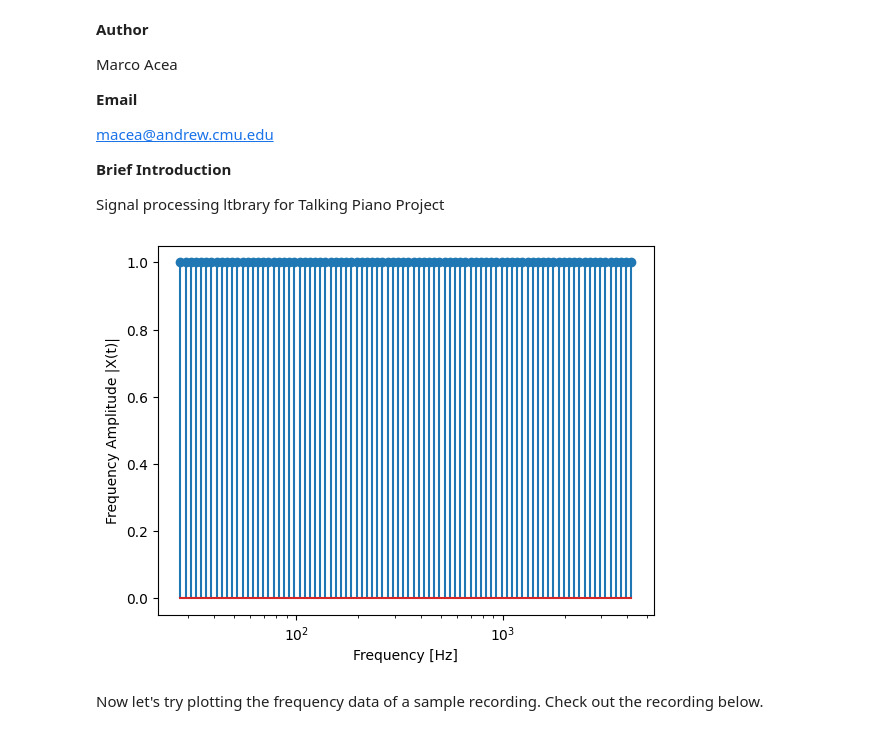
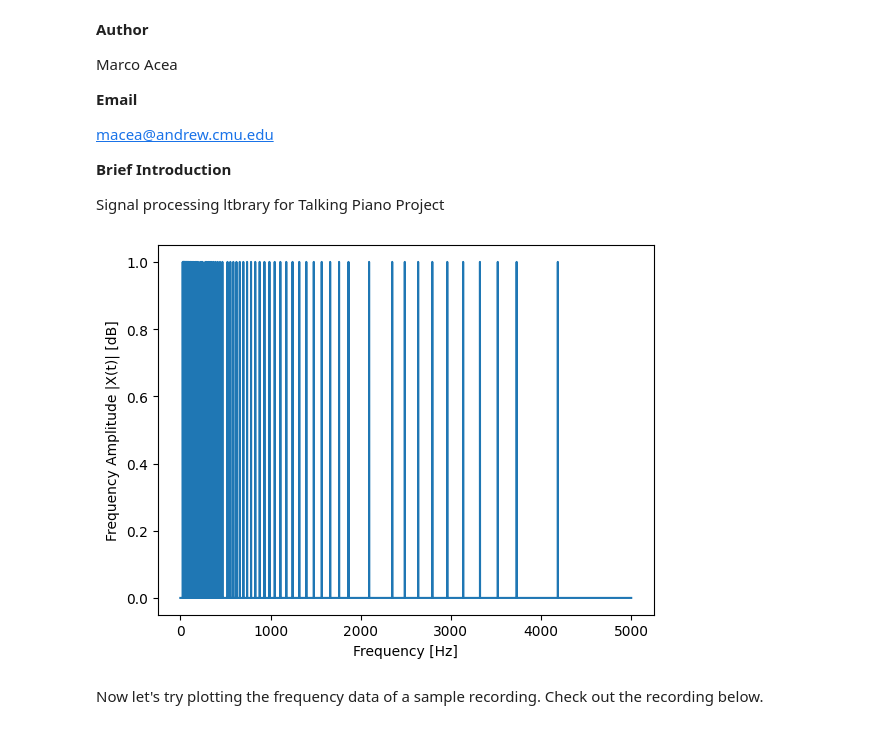
Before and after one commit to ECE-Capstone-2022/signal-processing, a Jupyter notebook: main.ipynb, the cells around one changed output. Cells and saved outputs as stored; diff of their text form; code cells hidden in the pictures.

```diff
--- a/main.ipynb
+++ b/main.ipynb
@@ -21,29 +22,48 @@ from scipy.io import wavfile
 from IPython import display
 # %%
 PIANO_KEY_FREQUENCIES = []
+PIANO_FILTERS = []
 if 'key_frequencies.txt' not in os.listdir():
   with open('key_frequencies.txt', 'w') as f:
     for n in range(1,89):
       freq = (2**((n-49)/12))*440
       if (n != 88):
         text = "{:.3f}\n".format(freq)
       else:
         text = "{:.3f}".format(freq)
       if text != '': f.write(text)
     f.close()
 
 with open('key_frequencies.txt', 'r') as f:
     for n in f.read().split('\n'):
       PIANO_KEY_FREQUENCIES.append(float(n))
 
     fig, ax = plt.subplots()
     ax.set_xlabel('Frequency [Hz]')
-    ax.set_ylabel('Frequency Amplitude |X(t)|') # TODO: Figure out what our units should be
-    ax.set_xscale('log')
-    ax.stem(PIANO_KEY_FREQUENCIES, np.ones(len(PIANO_KEY_FREQUENCIES)))
+    ax.set_ylabel('Frequency Amplitude |X(t)| [dB]')
+
+    X = np.arange(0, 5000, 0.001)
+    Y = np.zeros(len(X))
+
+    seen = set()
+    for k in PIANO_KEY_FREQUENCIES:
+      # TODO: There is a known issue where the top 10 frequencies are not being
+      # found. This is not a pressing matter because we're only using the top 69
+      # keys. To see this, uncomment the line under 'except'
+      try:
+        i = np.where(X == k)[0][0]
+      except:
+        # print(f'Key frequency {k} was not found')
+        pass
+      if i in seen: continue
+      seen.add(i)
+      impluse = signal.unit_impulse(len(X), i)
+      Y += impluse
+    PIANO_FILTERS = Y
+    plt.plot(X,Y)
 f.close()
 # %% [output]
-[figure, old version]
+[figure, new version]
 # %% [markdown]
 Now let's try plotting the frequency data of a sample recording. Check out the
 recording below.
```
Also changed, not shown: parts of 9 cells of this notebook.
